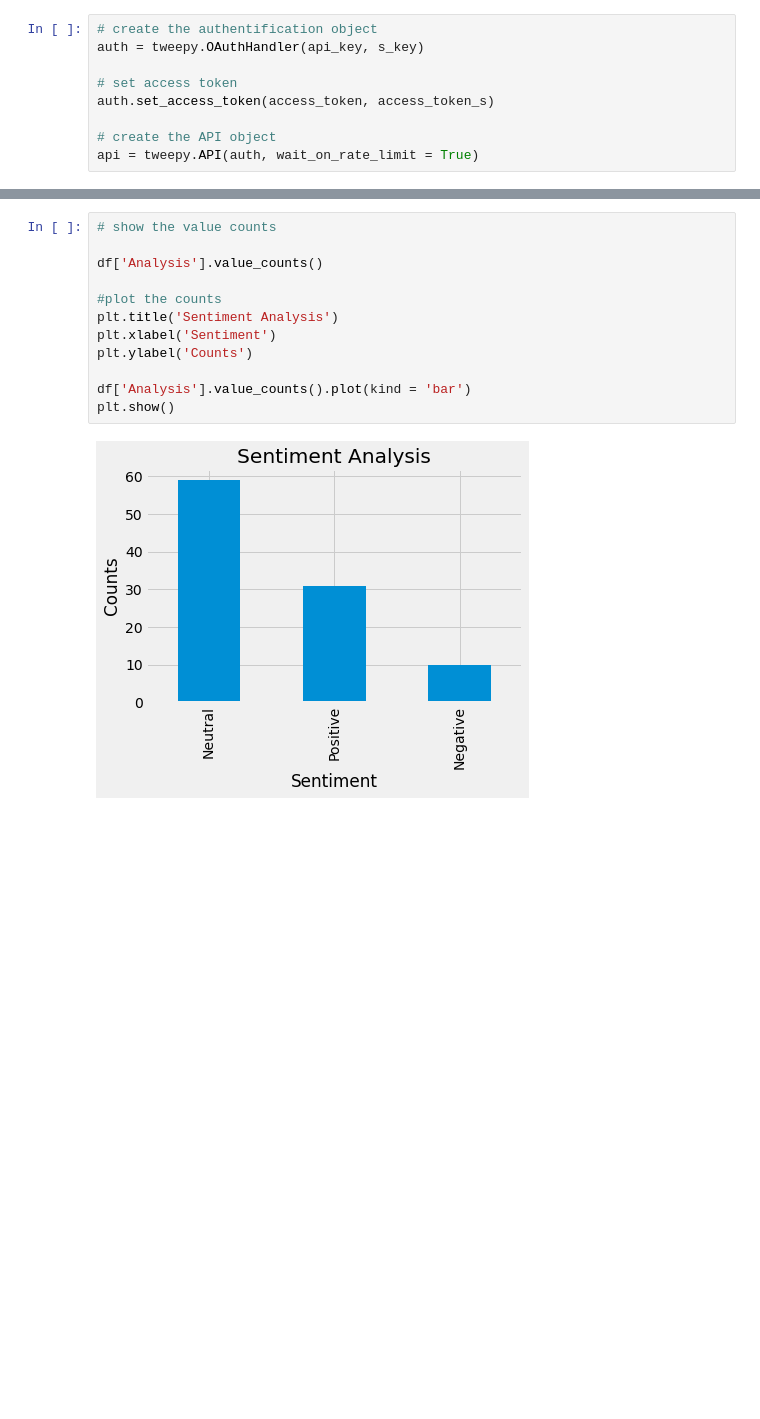
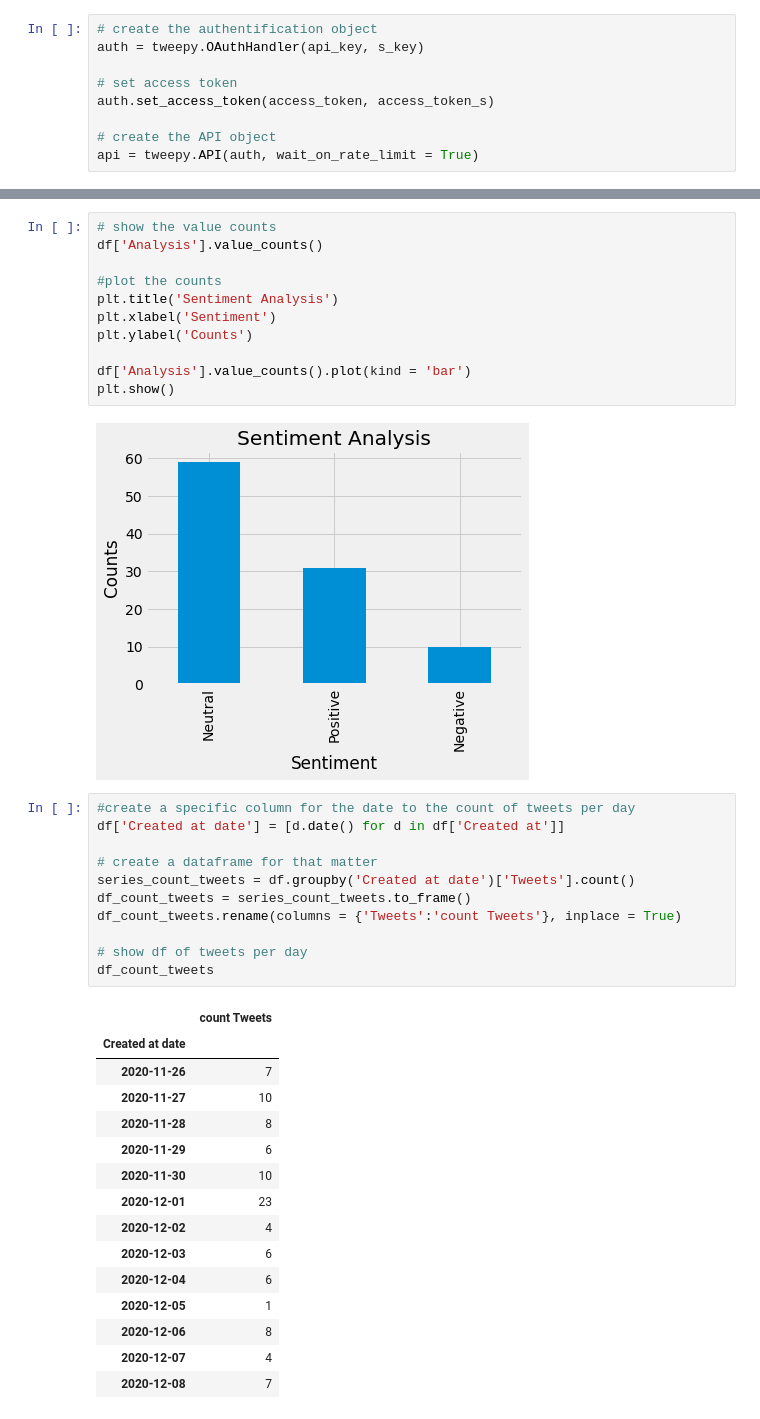
Before and after one commit to AndyH1986/Crypto_Sentiment_Analysis_Twitter, a Jupyter notebook: Twitter_Crypto_sentiment.ipynb, the cells around one changed output, grey strips where cells are left out. Drawn from its saved outputs; the diff is of its cells as text; blank space fills up the shorter version.

```diff
--- a/Twitter_Crypto_sentiment.ipynb
+++ b/Twitter_Crypto_sentiment.ipynb
@@ -262,6 +141,5 @@ plt.show()
 # %%
 # show the value counts
-
 df['Analysis'].value_counts()
 
 #plot the counts
@@ -273,3 +151,30 @@ df['Analysis'].value_counts().plot(kind = 'bar')
 plt.show()
 # %% [output]
 [figure]
+# %%
+#create a specific column for the date to the count of tweets per day
+df['Created at date'] = [d.date() for d in df['Created at']]
+
+# create a dataframe for that matter
+series_count_tweets = df.groupby('Created at date')['Tweets'].count()
+df_count_tweets = series_count_tweets.to_frame()
+df_count_tweets.rename(columns = {'Tweets':'count Tweets'}, inplace = True)
+
+# show df of tweets per day
+df_count_tweets
+# %% [output]
+|  | count Tweets |
+| Created at date |  |
+| 2020-11-26 | 7 |
+| 2020-11-27 | 10 |
+| 2020-11-28 | 8 |
+| 2020-11-29 | 6 |
+| 2020-11-30 | 10 |
+| 2020-12-01 | 23 |
+| 2020-12-02 | 4 |
+| 2020-12-03 | 6 |
+| 2020-12-04 | 6 |
+| 2020-12-05 | 1 |
+| 2020-12-06 | 8 |
+| 2020-12-07 | 4 |
+| 2020-12-08 | 7 |
```
Also changed, not shown: parts of 15 cells of this notebook.
